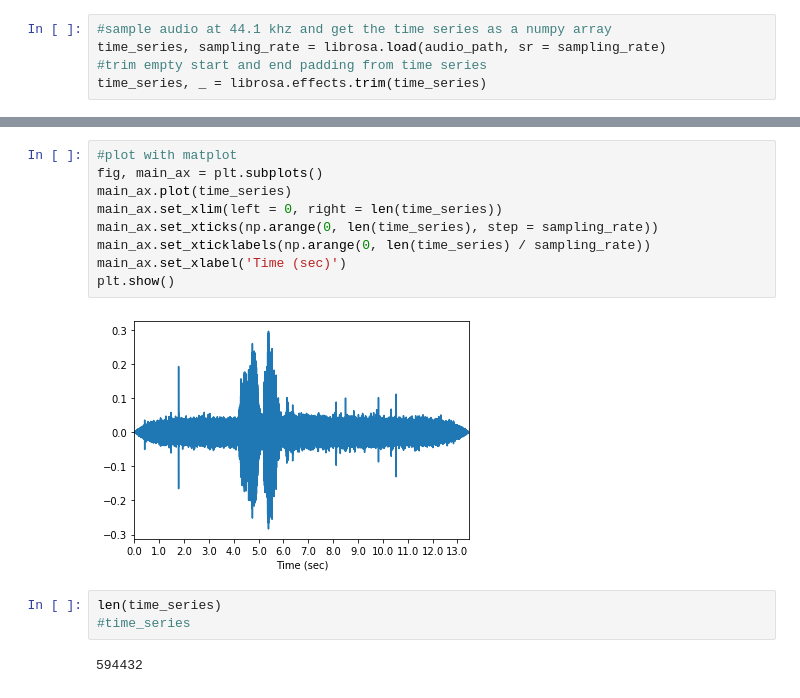
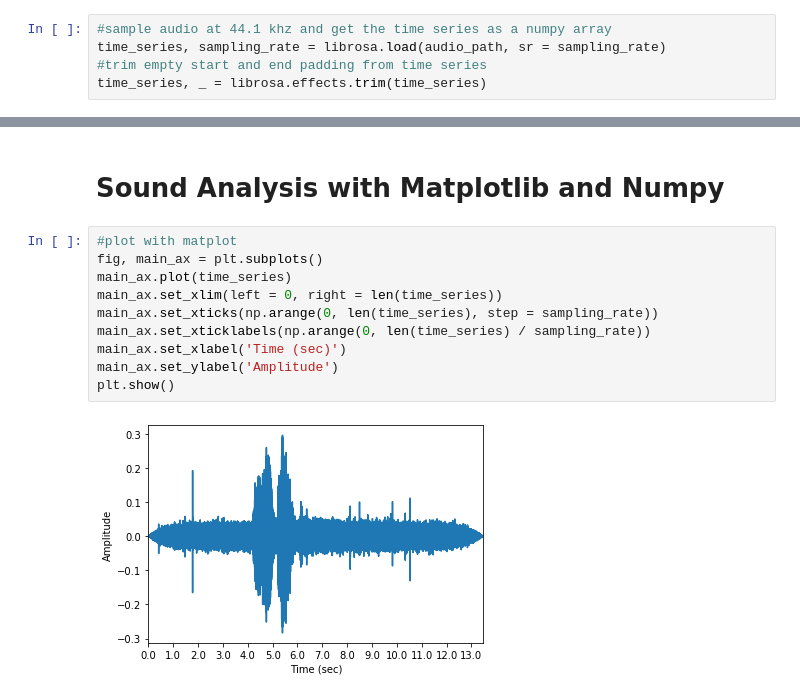
Before and after one commit to AlxSp/songbird, a Jupyter notebook: audio_analysis.ipynb, the cells around one changed output, grey strips where cells are left out. Drawn from its saved outputs; the diff is of its cells as text.

```diff
--- a/audio_analysis.ipynb
+++ b/audio_analysis.ipynb
@@ -21,16 +53,14 @@ librosa.display.waveplot(time_series, sr=sampling_rate);
+# %% [markdown]
+# Sound Analysis with Matplotlib and Numpy
 # %%
 #plot with matplot
 fig, main_ax = plt.subplots()
 main_ax.plot(time_series)
 main_ax.set_xlim(left = 0, right = len(time_series))
 main_ax.set_xticks(np.arange(0, len(time_series), step = sampling_rate))
 main_ax.set_xticklabels(np.arange(0, len(time_series) / sampling_rate))
 main_ax.set_xlabel('Time (sec)')
+main_ax.set_ylabel('Amplitude')
 plt.show()
 # %% [output]
-[figure, old version]
+[figure, new version]
-# %%
-len(time_series)
-#time_series
-# %% [output]
-594432
```
Also changed, not shown: parts of 44 cells of this notebook, 2 other files.
